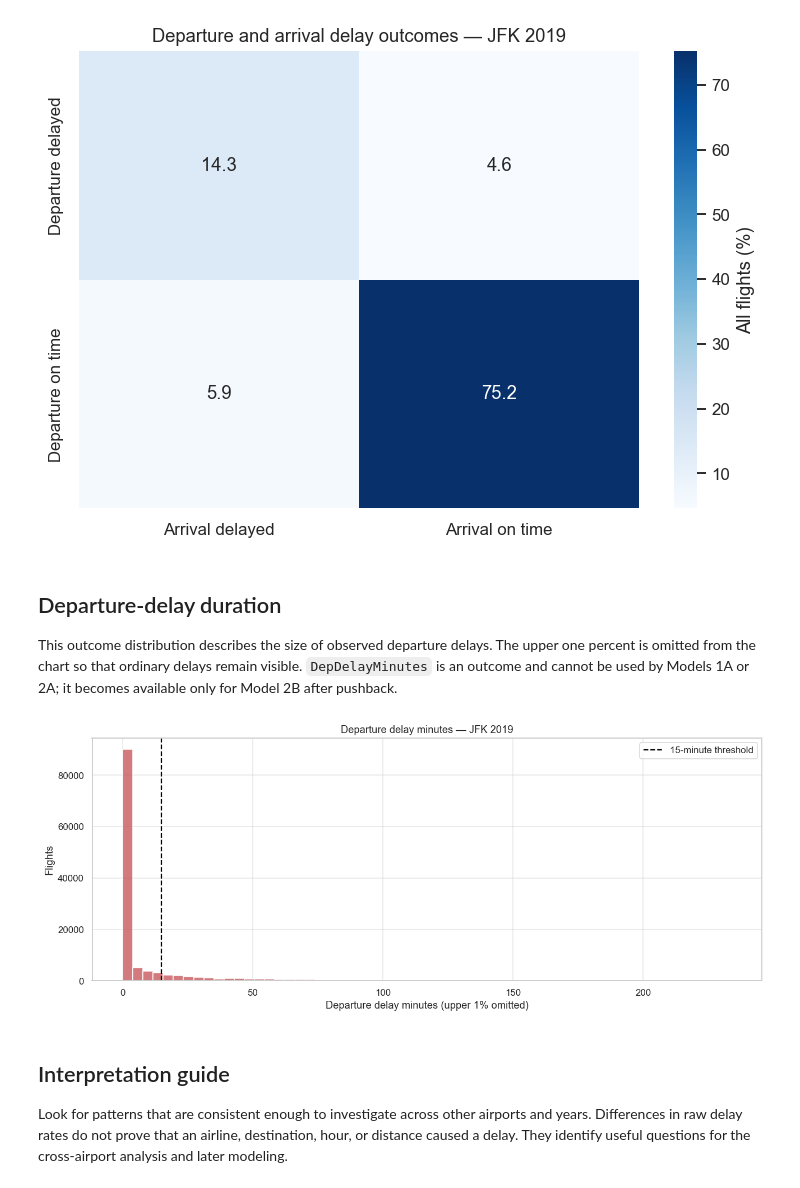
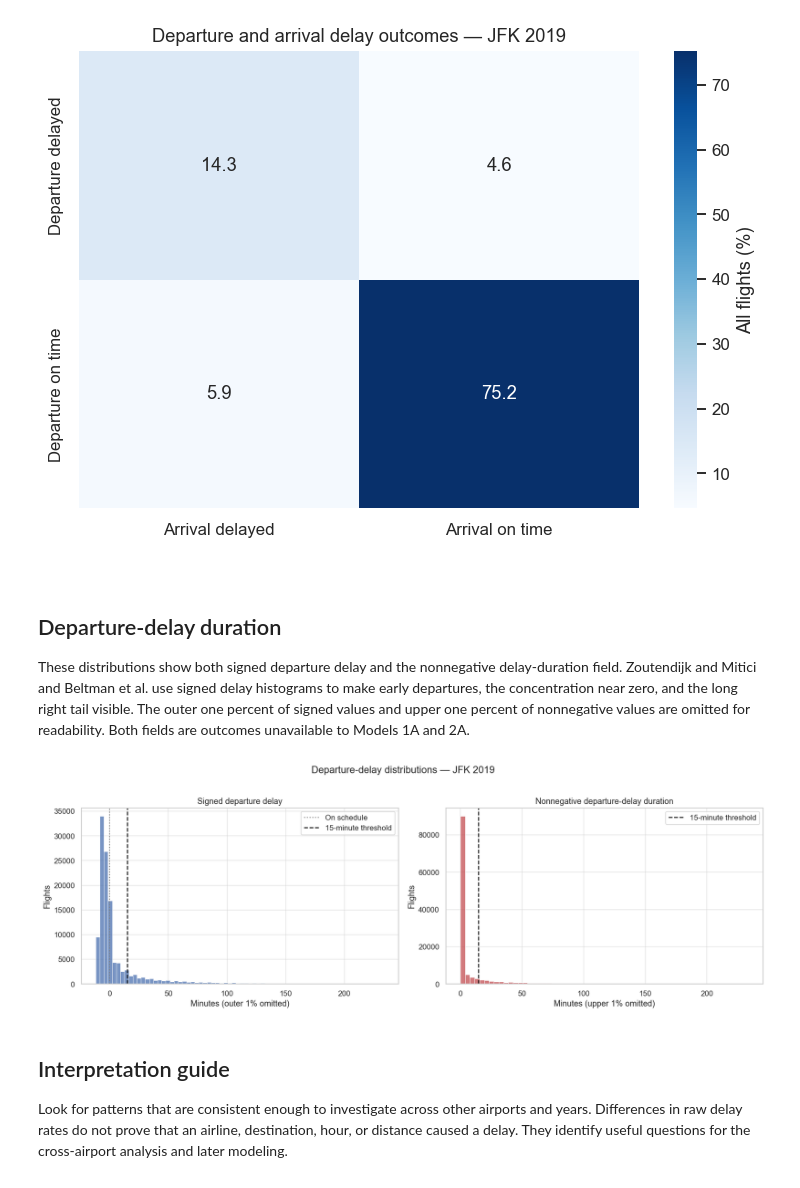
Before and after one commit to johndk/berkeley-ml-capstone, a Jupyter notebook: eda/02_delay_patterns.ipynb, the cells around one changed output. Saved outputs shown, nothing was run; the diff lists cells and outputs as text; code cells hidden in the pictures.

Commit message:
Update README.md, EDA visualizations

```diff
--- a/eda/02_delay_patterns.ipynb
+++ b/eda/02_delay_patterns.ipynb
@@ -308,28 +395,39 @@ plt.show()
 | Departure delayed | 14.290 | 4.583 |
 | Departure on time | 5.878 | 75.249 |
 [figure]
+# %% [markdown]
+<a id="departure-delay-duration"></a>
 # %% [markdown]
 ## Departure-delay duration
 
-This outcome distribution describes the size of observed departure delays. The upper one percent is omitted from the chart so that ordinary delays remain visible. `DepDelayMinutes` is an outcome and cannot be used by Models 1A or 2A; it becomes available only for Model 2B after pushback.
+These distributions show both signed departure delay and the nonnegative delay-duration field. Zoutendijk and Mitici and Beltman et al. use signed delay histograms to make early departures, the concentration near zero, and the long right tail visible. The outer one percent of signed values and upper one percent of nonnegative values are omitted for readability. Both fields are outcomes unavailable to Models 1A and 2A.
 # %%
+signed_lower, signed_upper = df["DepDelay"].quantile([0.01, 0.99])
+signed_delay = df.loc[df["DepDelay"].between(signed_lower, signed_upper), "DepDelay"]
 upper_delay = df["DepDelayMinutes"].quantile(0.99)
-delay_minutes = df.loc[
-    df["DepDelayMinutes"].between(0, upper_delay),
-    "DepDelayMinutes",
-]
+delay_minutes = df.loc[df["DepDelayMinutes"].between(0, upper_delay), "DepDelayMinutes"]
 
-plt.figure(figsize=(12, 5))
-sns.histplot(delay_minutes, bins=60, color="#C44E52")
-plt.axvline(15, color="black", linestyle="--", label="15-minute threshold")
-plt.title(f"Departure delay minutes — {AIRPORT} {YEAR}")
-plt.xlabel("Departure delay minutes (upper 1% omitted)")
-plt.ylabel("Flights")
-plt.legend()
+fig, axes = plt.subplots(1, 2, figsize=(15, 5))
+sns.histplot(signed_delay, bins=70, color="#4C72B0", ax=axes[0])
+axes[0].axvline(0, color="gray", linestyle=":", label="On schedule")
+axes[0].axvline(15, color="black", linestyle="--", label="15-minute threshold")
+axes[0].set_title("Signed departure delay")
+axes[0].set_xlabel("Minutes (outer 1% omitted)")
+axes[0].set_ylabel("Flights")
+axes[0].legend()
+
+sns.histplot(delay_minutes, bins=60, color="#C44E52", ax=axes[1])
+axes[1].axvline(15, color="black", linestyle="--", label="15-minute threshold")
+axes[1].set_title("Nonnegative departure-delay duration")
+axes[1].set_xlabel("Minutes (upper 1% omitted)")
+axes[1].set_ylabel("Flights")
+axes[1].legend()
+
+fig.suptitle(f"Departure-delay distributions — {AIRPORT} {YEAR}", y=1.02)
 plt.tight_layout()
 plt.show()
 # %% [output]
-[figure, old version]
+[figure, new version]
 # %% [markdown]
 ## Interpretation guide
 
```
Also changed, not shown: parts of 14 cells of this notebook, 5 other files.
